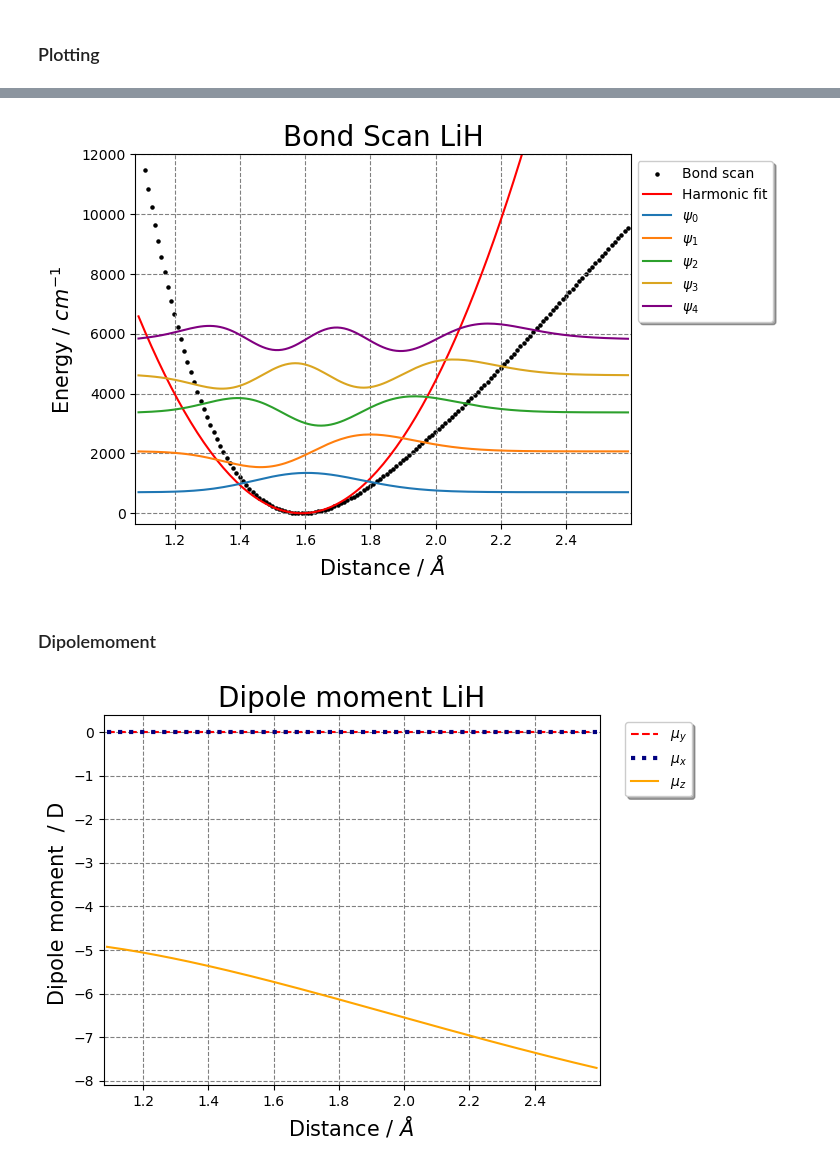
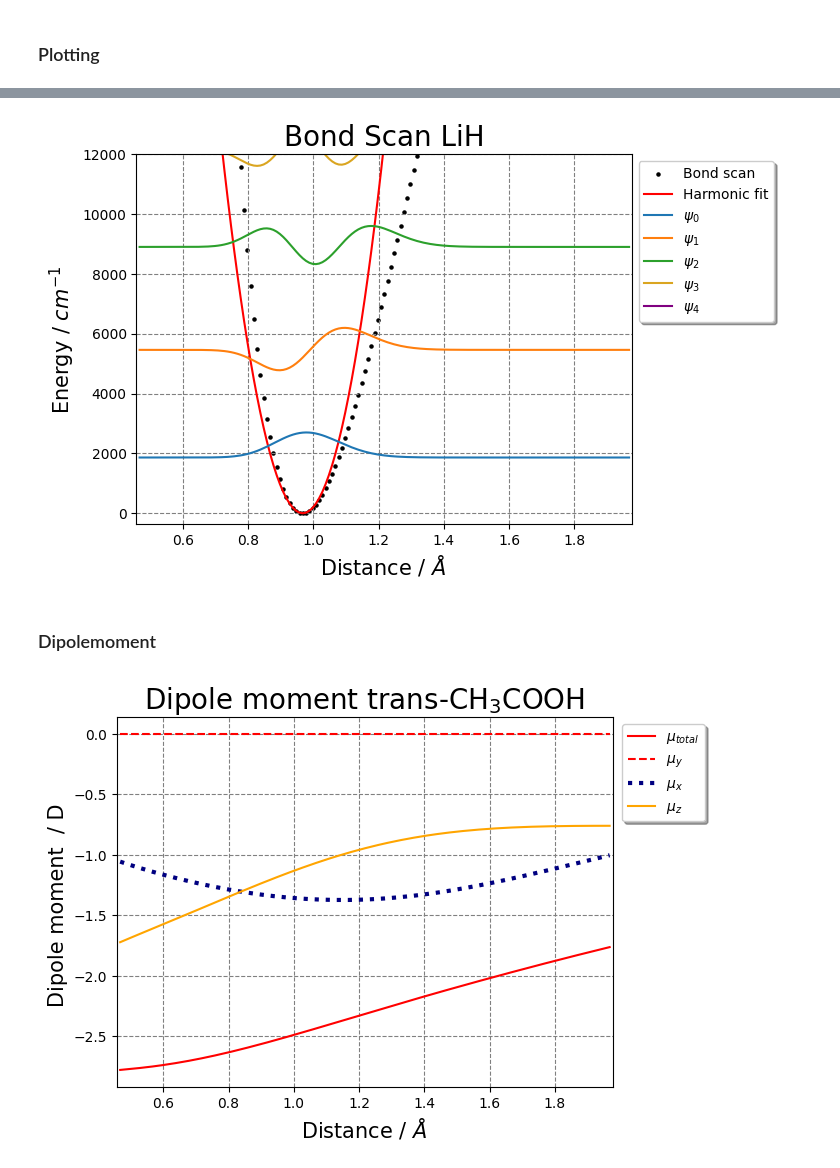
Before and after one commit to LukasMeinschad/Theoretische_Chemie, a Jupyter notebook: Praktikum/qm_part_a/numerov_calc_version3.ipynb, the cells around one changed output, grey strips where cells are left out. Cells and saved outputs as stored; diff of their text form; code cells hidden in the pictures.

```diff
--- a/Praktikum/qm_part_a/numerov_calc_version3.ipynb
+++ b/Praktikum/qm_part_a/numerov_calc_version3.ipynb
@@ -26,13 +26,13 @@ molecule_name = "LiH"
 atoms_for_red = ["Li","H"]
 
 
-out_file = "LiH_out.dat"
+out_file = "trans_acetic.out"
 
-df = pd.read_csv("numerov.dat", skiprows = 2, names = ["Distances","Energies","Wf_shifted_0","Wf_shifted_1","Wf_shifted_2","Wf_shifted_3","Wf_shifted_4","Wf_0","Wf_1","Wf_2","Wf_3","Wf_4"], sep="\s+")
+df = pd.read_csv("/home/lme/Theoretische_Chemie/Praktikum/qm_part_a/trans_acetic_acid/normal/numerov.dat", skiprows = 2, names = ["Distances","Energies","Wf_shifted_0","Wf_shifted_1","Wf_shifted_2","Wf_shifted_3","Wf_shifted_4","Wf_0","Wf_1","Wf_2","Wf_3","Wf_4"], sep="\s+")
 
-eigenvalues = pd.read_csv("numerov.dat", skiprows=1, nrows=1, sep="\s+",names=["a","b","c","d","e","f"])
+eigenvalues = pd.read_csv("/home/lme/Theoretische_Chemie/Praktikum/qm_part_a/trans_acetic_acid/normal/numerov.dat", skiprows=1, nrows=1, sep="\s+",names=["a","b","c","d","e","f"])
 
-scan_dat = pd.read_csv("LiH_scan_data.dat",sep="\t",names=["Distances", "Energy", "Dipole_vectors_xyz"])
+scan_dat = pd.read_csv("/home/lme/Theoretische_Chemie/Praktikum/qm_part_a/trans_acetic_acid/normal/scan_data.dat",sep="\t",names=["Distances", "Energy", "Dipole_vectors_xyz"])
 
 dipole_vectors = scan_dat.loc[:, "Dipole_vectors_xyz"]
 
@@ -276,27 +276,28 @@ plt.xlim(xmin-0.01,xmax+0.01)
 plt.savefig("Bond_scan_LiH_cm_numerov.png", dpi=700, bbox_inches="tight")
 plt.show()
 # %% [output]
-[figure, old version]
+[figure, new version]
 # %% [markdown]
 ### Dipolemoment
 # %%
 plt.rc("grid", linestyle="dashed", color="grey")
 plt.grid(True)
-#plt.plot(x, mu_x+mu_y+mu_z, label=r"$\mu_{total}$", c="red")
+plt.plot(x, mu_x+mu_y+mu_z, label=r"$\mu_{total}$", c="red")
 plt.plot(x, mu_y, label=r"$\mu_{y}$", c="red", linestyle="dashed")
 plt.plot(x, mu_x, label=r"$\mu_{x}$", c="navy", linestyle="dotted", linewidth=3)
 plt.plot(x, mu_z, label=r"$\mu_{z}$", c="orange")
 plt.legend(bbox_to_anchor=[0.2, 0, 1, 1], shadow=True)
 plt.xlabel("Distance")
 plt.xlabel(r"Distance / $\AA$ ", size=15)
 plt.ylabel("Dipole moment  / D ", size=15)
-plt.title(f"Dipole moment {molecule_name}",size=20)
+plt.title(f"Dipole moment trans-CH$_3$COOH",size=20)
 xmin=min(x)
 xmax=max(x)
 plt.xlim(xmin-0.01,xmax+0.01)
 plt.savefig("dipole_moment_trans_formic_acid_D.png", dpi=700, bbox_inches="tight")
+plt.show()
 # %% [output]
-[figure, old version]
+[figure, new version]
 # %%
 g=open(out_file, "w")
 print("mu_n_squared: Deybe**2 ", mu_n_squared, file=g)
```
Also changed, not shown: parts of 4 cells of this notebook, 4 other files.
